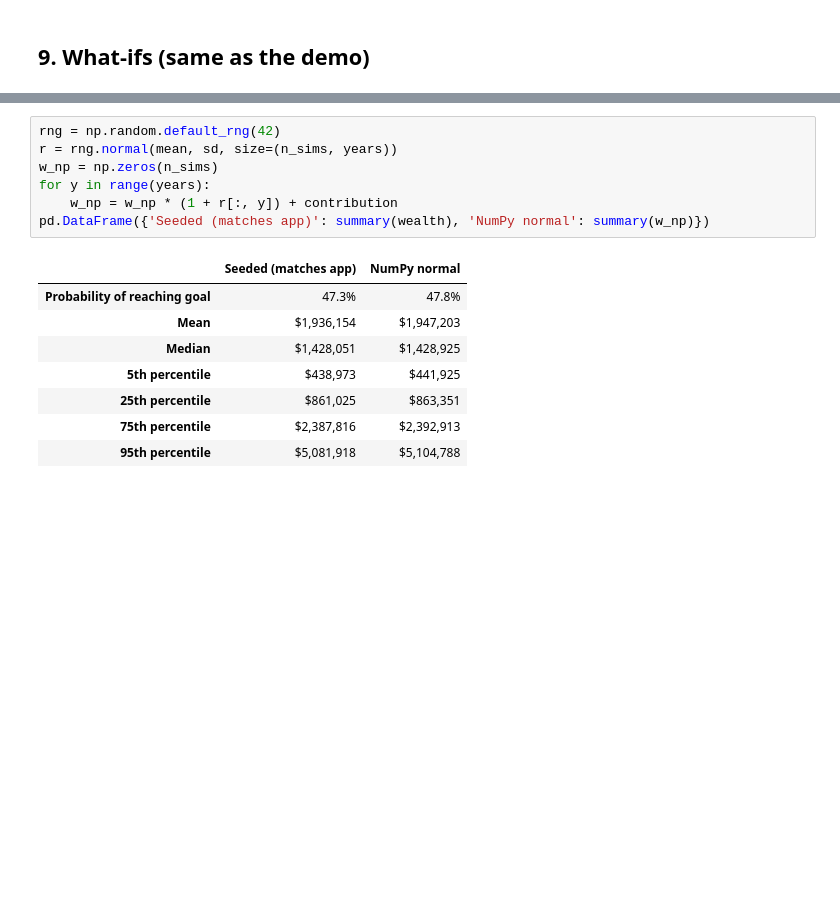
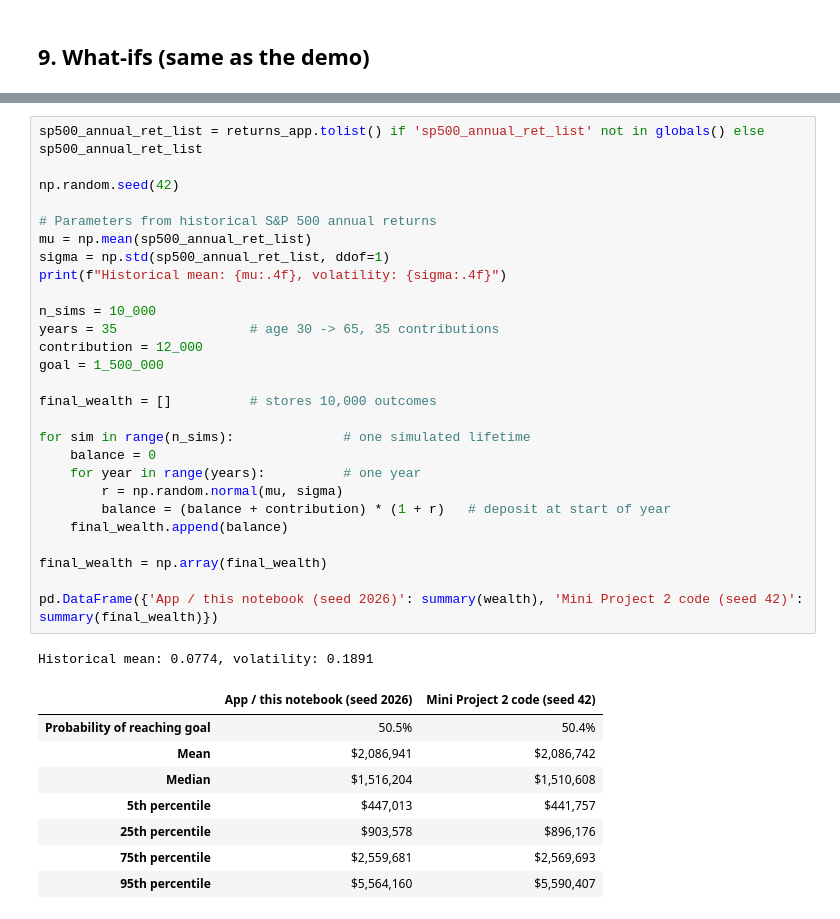
Before and after one commit to ldiazbusquets/retirement-sim, a Jupyter notebook: notebook/retirement_simulation.ipynb, the cells around one changed output, grey strips where cells are left out. Cells and saved outputs as stored; diff of their text form; blank space fills up the shorter version.

```diff
--- a/notebook/retirement_simulation.ipynb
+++ b/notebook/retirement_simulation.ipynb
@@ -224,16 +226,37 @@ Using `np.random.normal` gives different random numbers, so the results differ s
-# %%
-rng = np.random.default_rng(42)
-r = rng.normal(mean, sd, size=(n_sims, years))
-w_np = np.zeros(n_sims)
-for y in range(years):
-    w_np = w_np * (1 + r[:, y]) + contribution
-pd.DataFrame({'Seeded (matches app)': summary(wealth), 'NumPy normal': summary(w_np)})
-# %% [output]
-|  | Seeded (matches app) | NumPy normal |
-| Probability of reaching goal | 47.3% | 47.8% |
-| Mean | $1,936,154 | $1,947,203 |
-| Median | $1,428,051 | $1,428,925 |
-| 5th percentile | $438,973 | $441,925 |
-| 25th percentile | $861,025 | $863,351 |
-| 75th percentile | $2,387,816 | $2,392,913 |
-| 95th percentile | $5,081,918 | $5,104,788 |
+# %%
+sp500_annual_ret_list = returns_app.tolist() if 'sp500_annual_ret_list' not in globals() else sp500_annual_ret_list
+
+np.random.seed(42)
+
+# Parameters from historical S&P 500 annual returns
+mu = np.mean(sp500_annual_ret_list)
+sigma = np.std(sp500_annual_ret_list, ddof=1)
+print(f"Historical mean: {mu:.4f}, volatility: {sigma:.4f}")
+
+n_sims = 10_000
+years = 35                 # age 30 -> 65, 35 contributions
+contribution = 12_000
+goal = 1_500_000
+
+final_wealth = []          # stores 10,000 outcomes
+
+for sim in range(n_sims):              # one simulated lifetime
+    balance = 0
+    for year in range(years):          # one year
+        r = np.random.normal(mu, sigma)
+        balance = (balance + contribution) * (1 + r)   # deposit at start of year
+    final_wealth.append(balance)
+
+final_wealth = np.array(final_wealth)
+
+pd.DataFrame({'App / this notebook (seed 2026)': summary(wealth), 'Mini Project 2 code (seed 42)': summary(final_wealth)})
+# %% [output]
+Historical mean: 0.0774, volatility: 0.1891
+|  | App / this notebook (seed 2026) | Mini Project 2 code (seed 42) |
+| Probability of reaching goal | 50.5% | 50.4% |
+| Mean | $2,086,941 | $2,086,742 |
+| Median | $1,516,204 | $1,510,608 |
+| 5th percentile | $447,013 | $441,757 |
+| 25th percentile | $903,578 | $896,176 |
+| 75th percentile | $2,559,681 | $2,569,693 |
+| 95th percentile | $5,564,160 | $5,590,407 |
```
Also changed, not shown: parts of 9 cells of this notebook, 4 other files.
